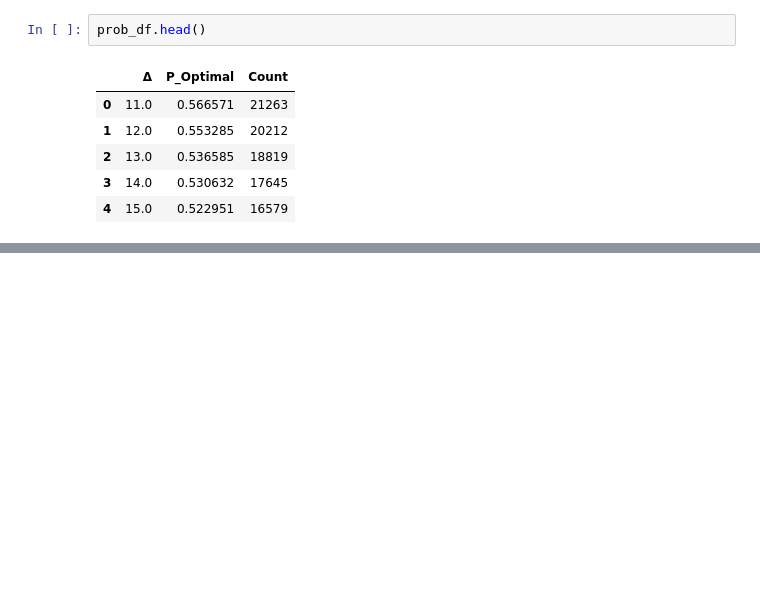
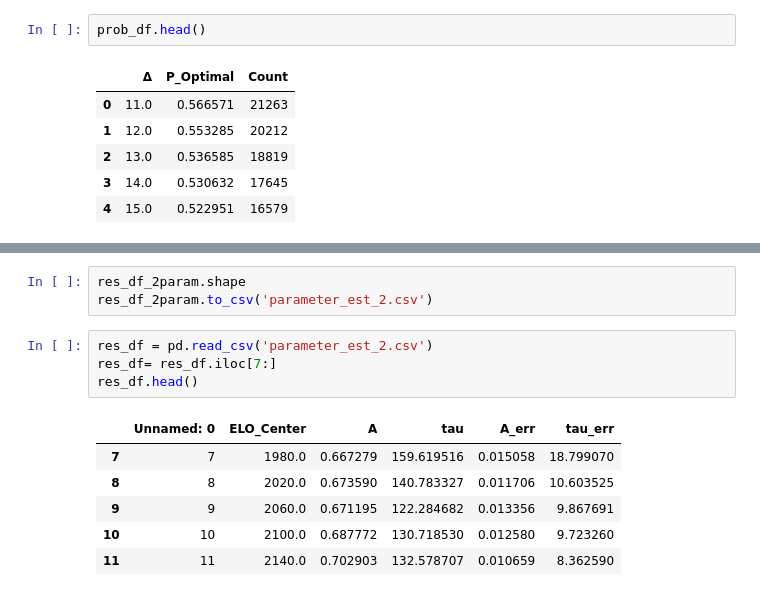
Before and after one commit to zZimablueee/Chess, a Jupyter notebook: complexity/delta_0/graphs/figure2.ipynb, the cells around one changed output, grey strips where cells are left out. Cells and saved outputs as stored; diff of their text form; blank space fills up the shorter version.

```diff
--- a/complexity/delta_0/graphs/figure2.ipynb
+++ b/complexity/delta_0/graphs/figure2.ipynb
@@ -1017,0 +892,14 @@ for g in group_order:
+# %%
+res_df_2param.shape
+res_df_2param.to_csv('parameter_est_2.csv')
+# %%
+res_df = pd.read_csv('parameter_est_2.csv')
+res_df= res_df.iloc[7:]
+res_df.head()
+# %% [output]
+|  | Unnamed: 0 | ELO_Center | A | tau | A_err | tau_err |
+| 7 | 7 | 1980.0 | 0.667279 | 159.619516 | 0.015058 | 18.799070 |
+| 8 | 8 | 2020.0 | 0.673590 | 140.783327 | 0.011706 | 10.603525 |
+| 9 | 9 | 2060.0 | 0.671195 | 122.284682 | 0.013356 | 9.867691 |
+| 10 | 10 | 2100.0 | 0.687772 | 130.718530 | 0.012580 | 9.723260 |
+| 11 | 11 | 2140.0 | 0.702903 | 132.578707 | 0.010659 | 8.362590 |
```
Also changed, not shown: parts of 20 cells of this notebook, 2 other files.
